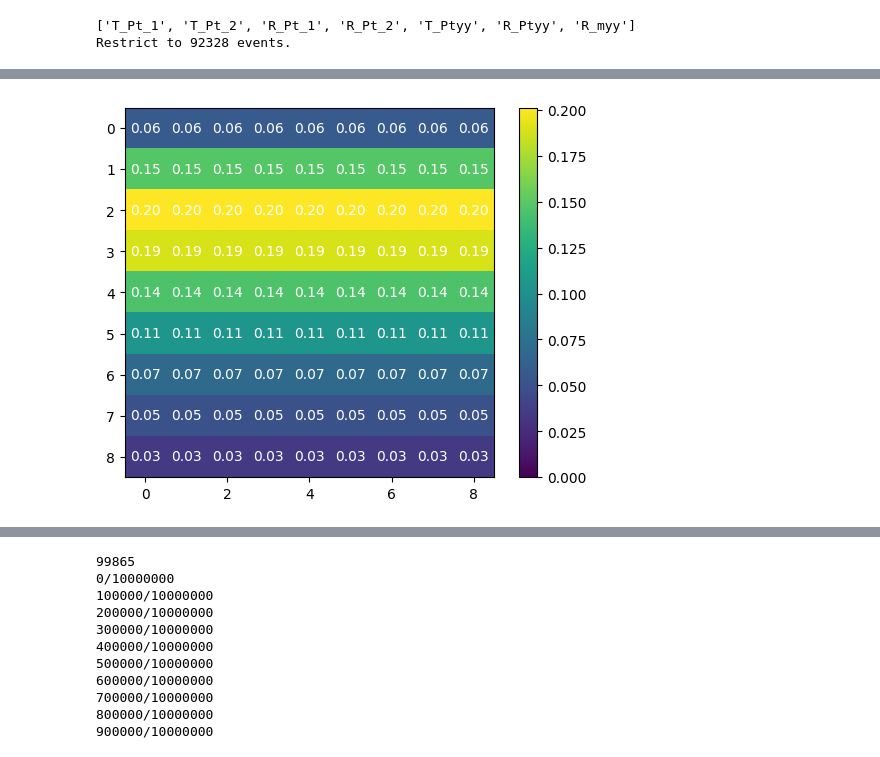
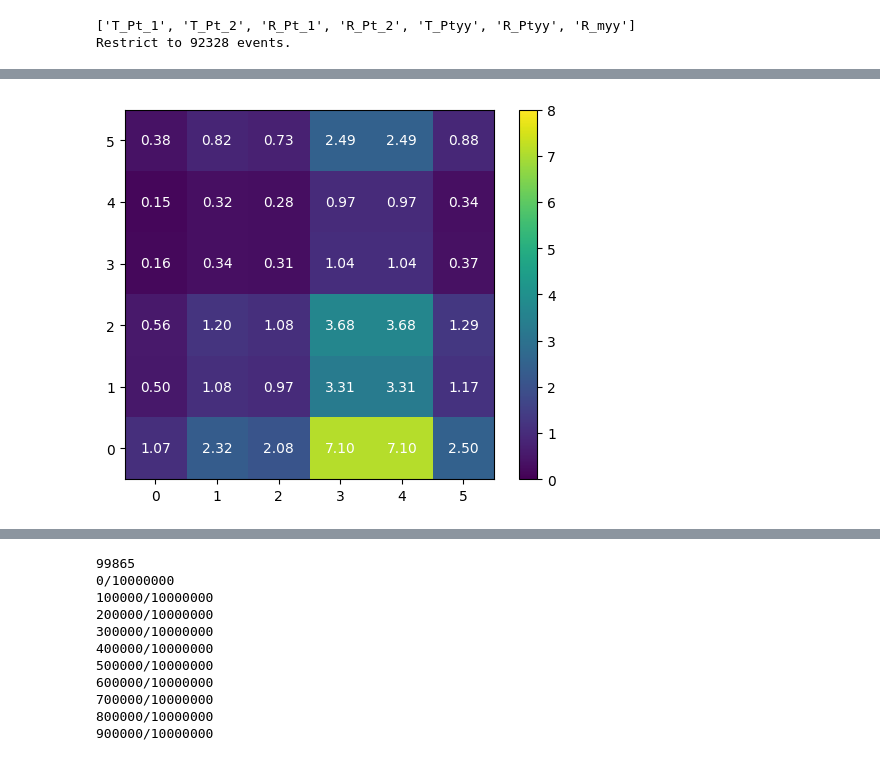
Before and after one commit to jp2555/NPU, a Jupyter notebook: scripts/NeuralPosteriorUnfolding_phys.ipynb, the cells around one changed output, grey strips where cells are left out. Cells and saved outputs as stored; diff of their text form; code cells hidden in the pictures.

Commit message:
optimize binning for response

```diff
--- a/scripts/NeuralPosteriorUnfolding_phys.ipynb
+++ b/scripts/NeuralPosteriorUnfolding_phys.ipynb
@@ -143,12 +144,18 @@ nbins = len(bins)-1
+# %%
+# rebinning optimized for diagFrac > 0.4
+bins = np.array([0.0, 21.0, 39.0, 51.0, 90.0, 168.0, 294.0])
+nbins = len(bins)-1
 # %%
 # Getting the response matrix for simulation
-R = []
+R = np.zeros([nbins,nbins])
 
 for i in range(1,nbins+1):
-    T_sim_i = T_sim[np.digitize(T_sim, bins)==i]
-    ms = np.array([(np.digitize(R_sim, bins)==i).sum()/len(T_sim_i) for i in range(1, nbins+1)])
-    ms /= ms.sum() # normalizing
-    R.append(ms)
-R = np.transpose(np.array(R))
-print(R.shape)
+    T_sim_i = T_sim[np.digitize(T_sim, bins)==i] # truth value in bin i
+    for j in range(1,nbins+1):
+        R_sim_j = R_sim[np.digitize(R_sim, bins)==j] # reco value in bin j
+        R[i-1,j-1] = len(R_sim_j)/len(T_sim_i)
+        print("(T_i,R_j): ", len(T_sim_i), i, len(R_sim_j), j, R[i-1,j-1])
+
+# R = np.transpose(np.array(R))
+# print(R)
 # %% [output]
@@ -160,11 +179,11 @@ m = np.array([(np.digitize(R_data, bins)==i).sum() for i in range(1, nbins+1)])
 # %%
-plt.imshow(R, vmin=0)
+plt.imshow(R, vmin=0, vmax=8, origin='lower')
 plt.colorbar()
 
 for i in range(len(R)):
     for j in range(len(R)):
         text = plt.text(j, i, f"{R[i, j]:.2f}", ha="center", va="center", color="w")
 
 plt.show()
 # %% [output]
-[figure, old version]
+[figure, new version]
```
Also changed, not shown: parts of 5 cells of this notebook.
